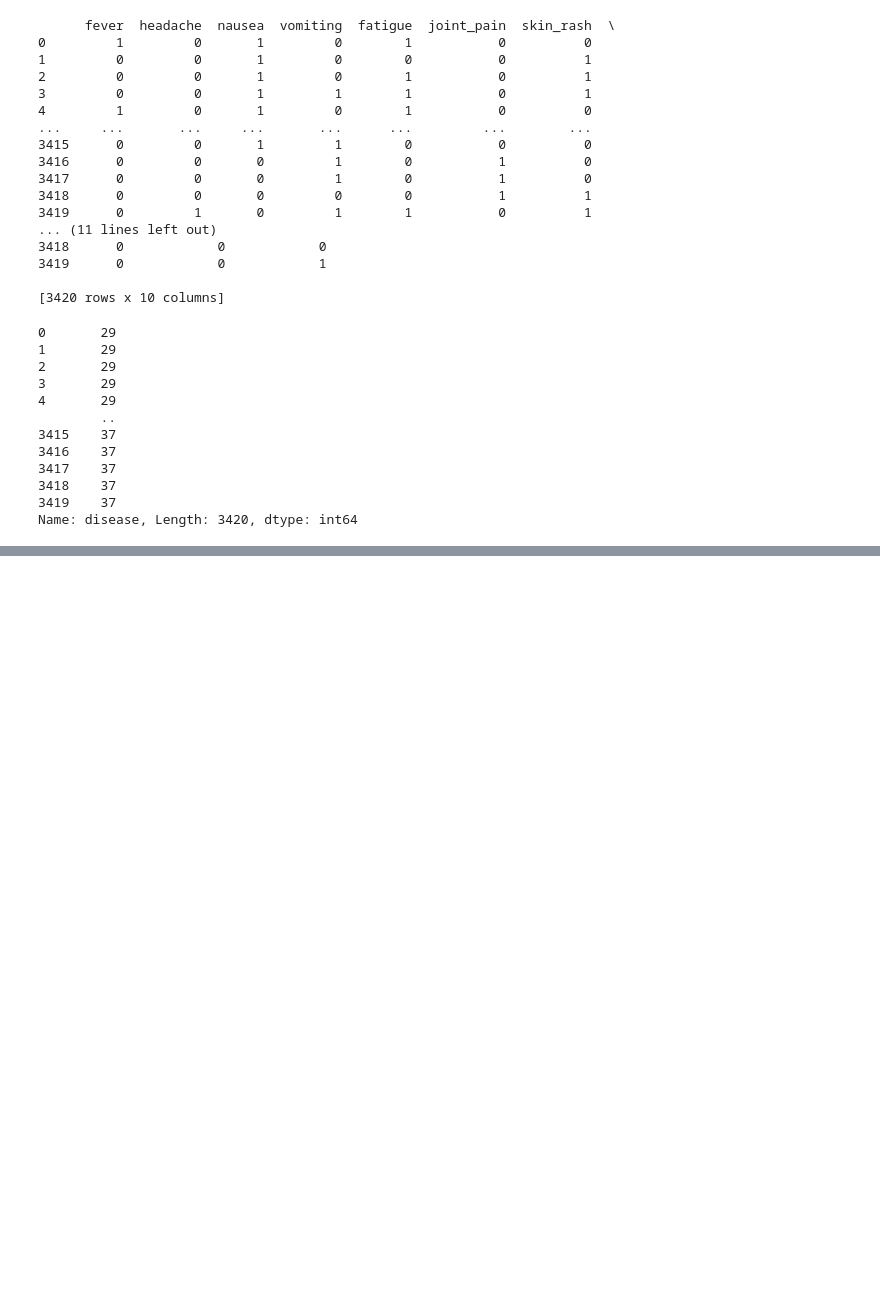
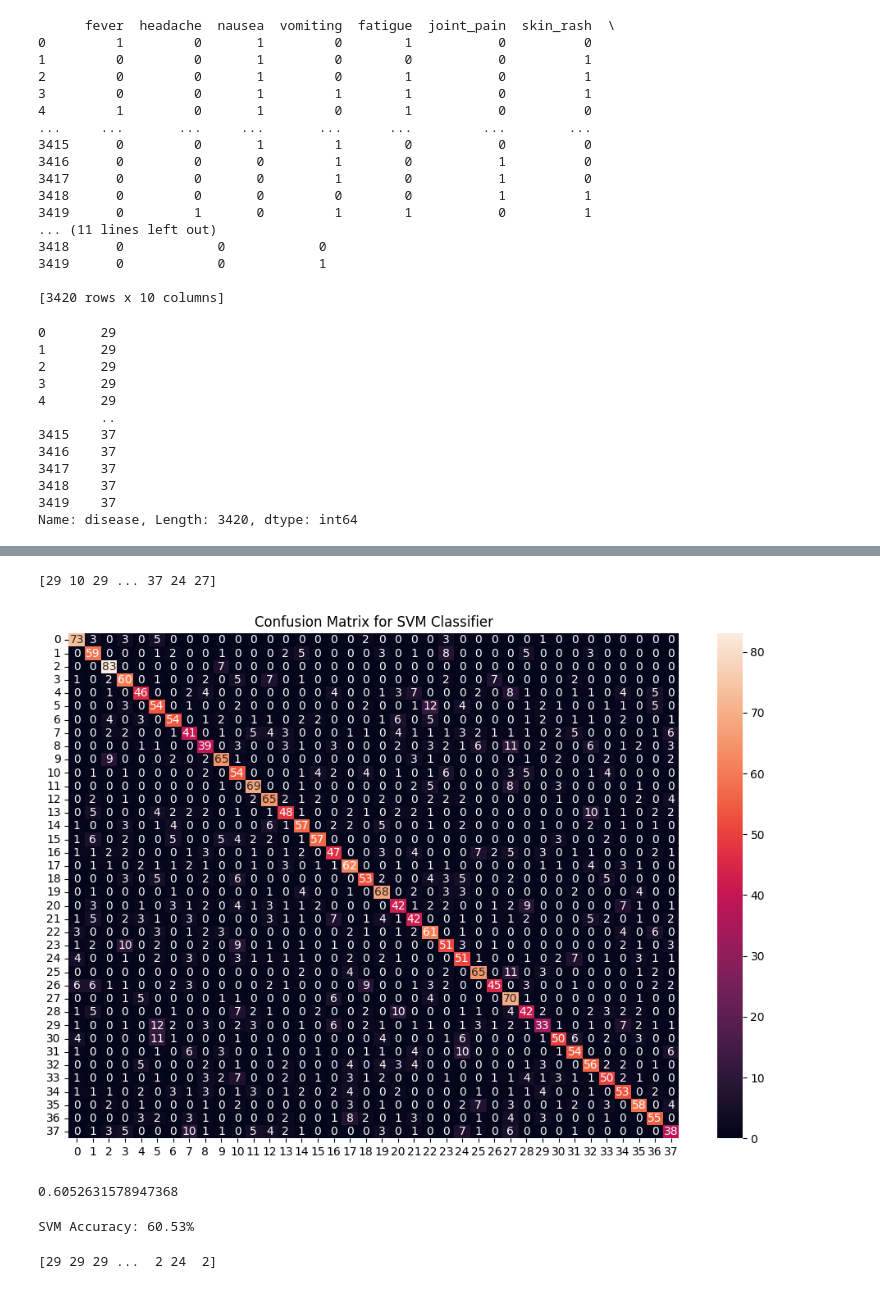
Before and after one commit to Maneesh6301/Disease, a Jupyter notebook: Notebook.ipynb, the cells around one changed output, grey strips where cells are left out. Drawn from its saved outputs; the diff is of its cells as text; code cells hidden in the pictures; blank space fills up the shorter version.

```diff
--- a/Notebook.ipynb
+++ b/Notebook.ipynb
@@ -230,3 +230,27 @@ Mean Accuracy: 0.5439
 Model: SVM
 Scores: [0.51315789 0.51169591 0.49707602 0.48245614 0.49561404]
 Mean Accuracy: 0.5000
+# %%
+svm_model=SVC()
+svm_model.fit(X_resampled,y_resampled)
+svm_pred=svm_model.predict(X_resampled)
+print(svm_pred)
+# %% [output]
+[29 10 29 ... 37 24 27]
+# %%
+cf_matrix=confusion_matrix(y_resampled,svm_pred)
+plt.figure(figsize=(12,8))
+sns.heatmap(cf_matrix,annot=True,fmt="d")
+plt.title("Confusion Matrix for SVM Classifier")
+plt.show()
+# %% [output]
+[figure, added]
+# %%
+temp=accuracy_score(y_resampled,svm_pred)
+print(temp)
+# %% [output]
+0.6052631578947368
+# %%
+print(f"SVM Accuracy: {accuracy_score(y_resampled, svm_pred) * 100:.2f}%")
+# %% [output]
+SVM Accuracy: 60.53%
@@ -232,0 +259,7 @@ Mean Accuracy: 0.5000
+# %%
+gaussian_model=GaussianNB()
+gaussian_model.fit(X_resampled,y_resampled)
+gaussian_pred=gaussian_model.predict(X_resampled)
+print(gaussian_pred)
+# %% [output]
+[29 29 29 ...  2 24  2]
```
Also changed, not shown: parts of 9 cells of this notebook.
